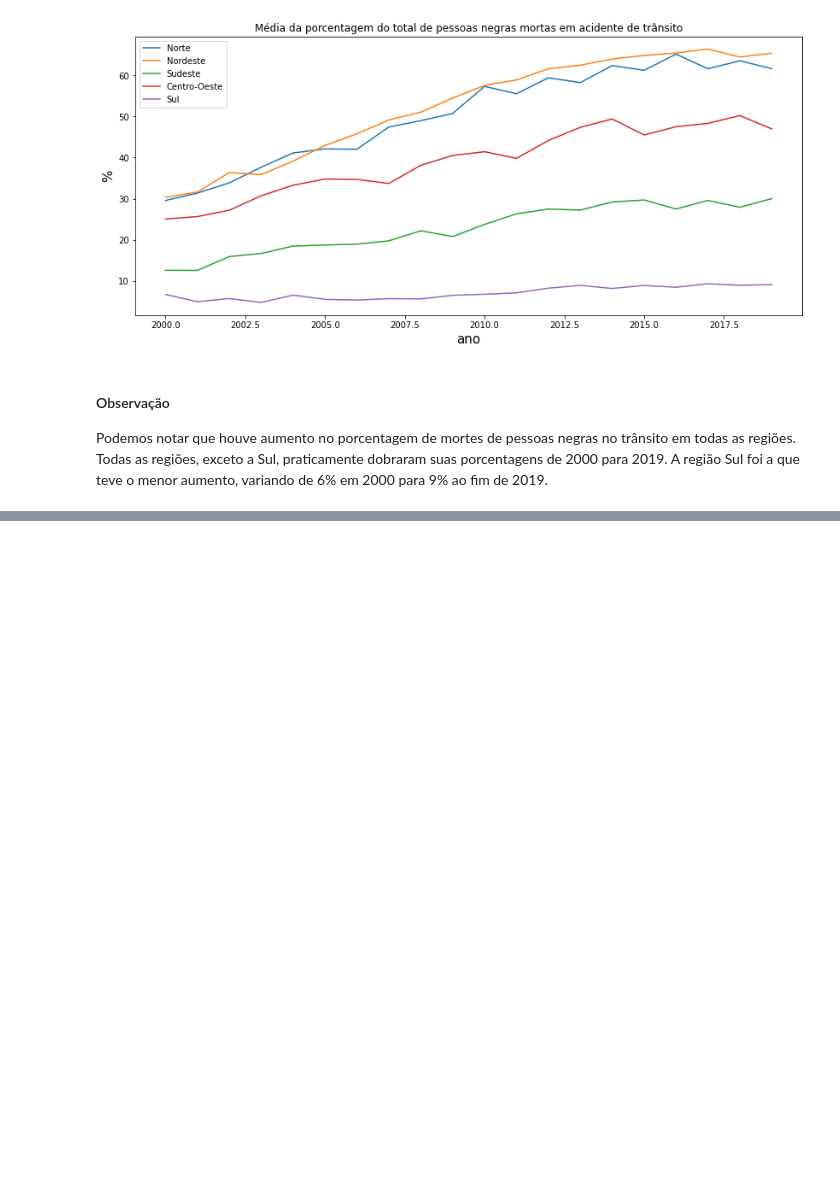
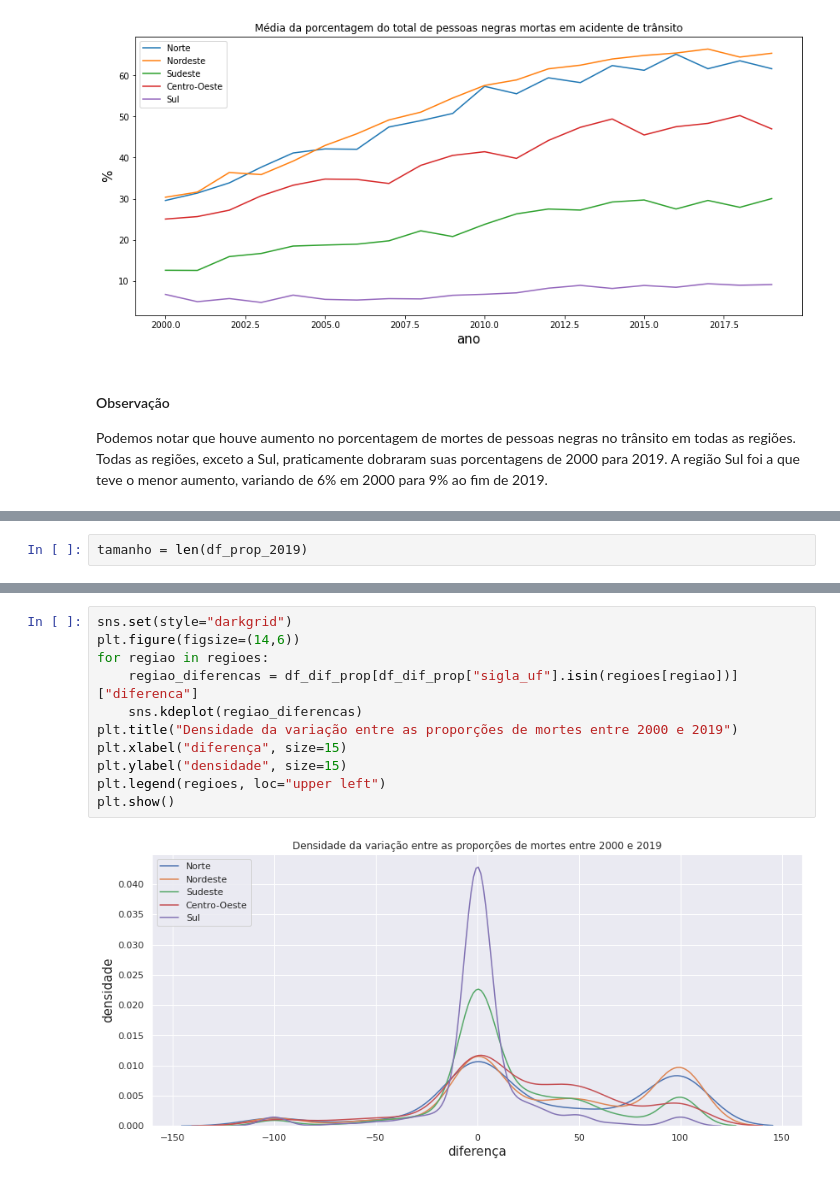
Before and after one commit to saulorcj/tarefas-analytica, a Jupyter notebook: A2/tratamento_dados_3.ipynb, the cells around one changed output, grey strips where cells are left out. Cells and saved outputs as stored; diff of their text form; blank space fills up the shorter version.

```diff
--- a/A2/tratamento_dados_3.ipynb
+++ b/A2/tratamento_dados_3.ipynb
@@ -153,0 +169,2 @@ df2
+# %%
+tamanho = len(df_prop_2019)
@@ -153,0 +209,13 @@ df2
+# %%
+sns.set(style="darkgrid")
+plt.figure(figsize=(14,6))
+for regiao in regioes:
+    regiao_diferencas = df_dif_prop[df_dif_prop["sigla_uf"].isin(regioes[regiao])]["diferenca"]
+    sns.kdeplot(regiao_diferencas)
+plt.title("Densidade da variação entre as proporções de mortes entre 2000 e 2019")
+plt.xlabel("diferença", size=15)
+plt.ylabel("densidade", size=15)
+plt.legend(regioes, loc="upper left")
+plt.show()
+# %% [output]
+[figure, added]
```
Also changed, not shown: parts of 25 cells of this notebook, 1 other file.
